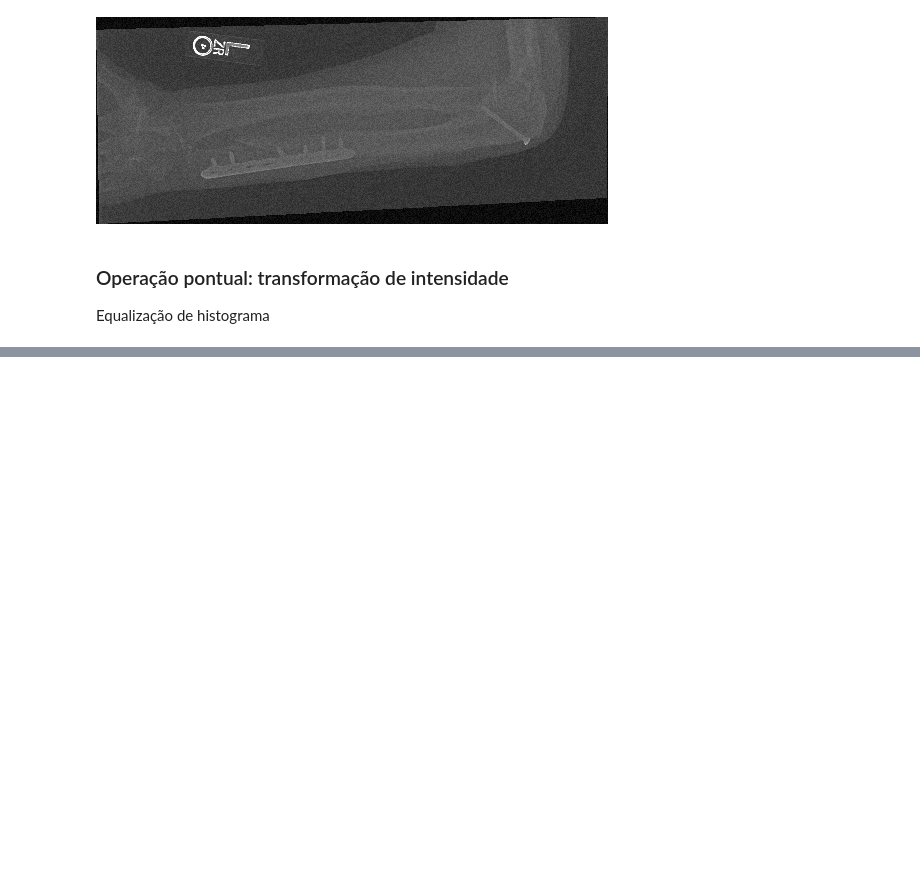
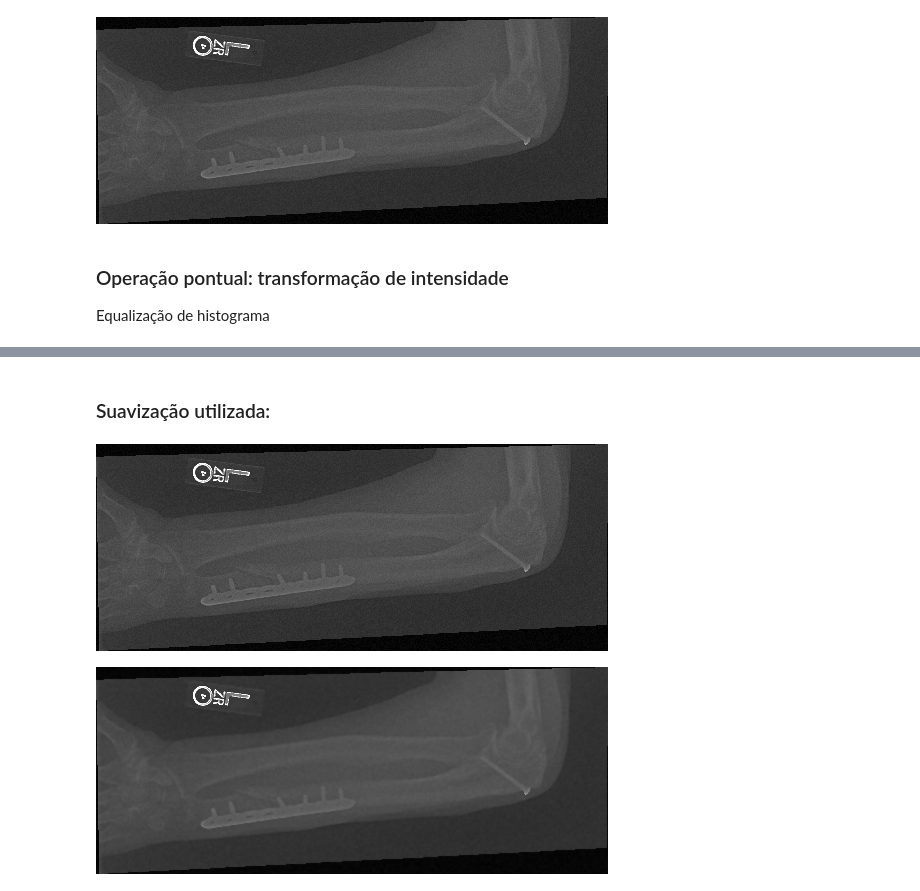
Before and after one commit to LokoDoPijama/proc-imagens-m1.2, a Jupyter notebook: Projeto_M1_–_Operações_Pontuais_e_Filtragem_Espacial.ipynb, the cells around one changed output, grey strips where cells are left out. Cells and saved outputs as stored; diff of their text form; code cells hidden in the pictures; blank space fills up the shorter version.

```diff
--- a/Projeto_M1_–_Operações_Pontuais_e_Filtragem_Espacial.ipynb
+++ b/Projeto_M1_–_Operações_Pontuais_e_Filtragem_Espacial.ipynb
@@ -90,0 +837,10 @@ cv2_imshow(img_equalizada)
+# %% [markdown]
+### Suavização utilizada:
+# %%
+img = filtro_bilateralBW(noisy_img, 3, 1.5, 25)
+img = np.clip(np.rint(img), 0, 255).astype(np.uint8)
+cv2_imshow(noisy_img)
+cv2_imshow(img)
+# %% [output]
+[figure, added]
+[figure, added]
```
Also changed, not shown: parts of 24 cells of this notebook, 5 other files.
